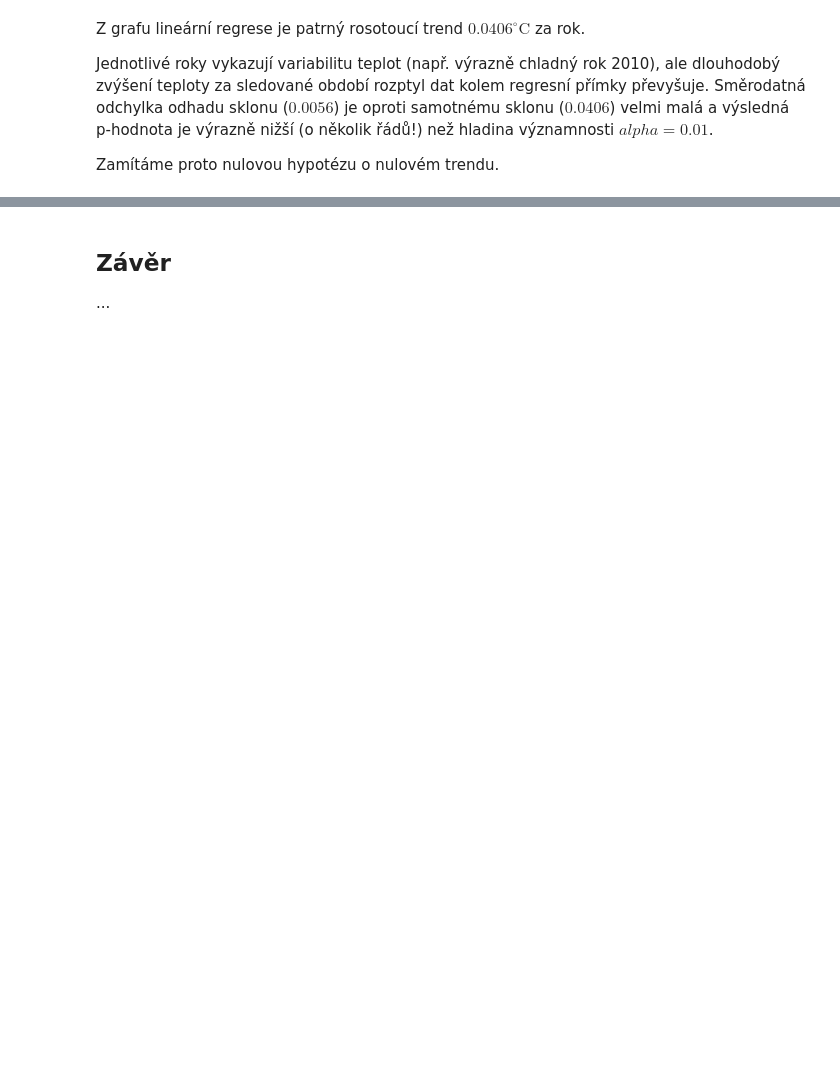
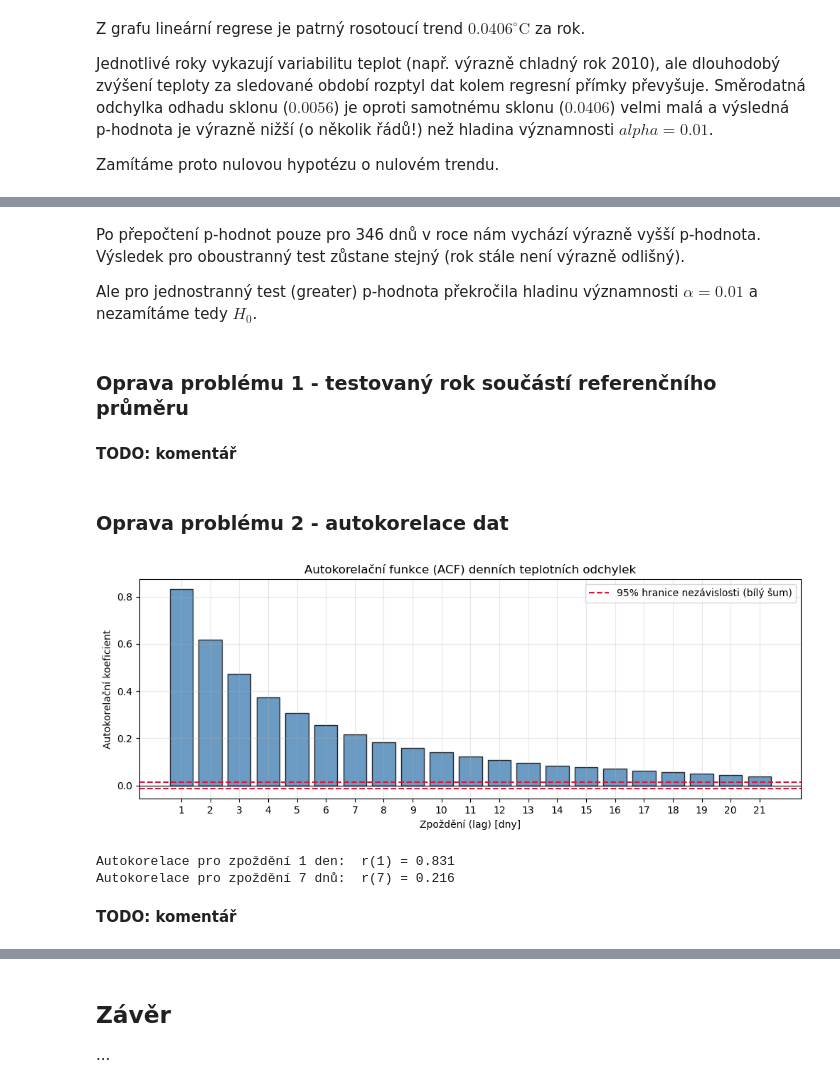
Before and after one commit to Psychol0gicl/dr_semestralni_prace, a Jupyter notebook: dr2026_2sem.ipynb, the cells around one changed output, grey strips where cells are left out. Drawn from its saved outputs; the diff is of its cells as text; code cells hidden in the pictures; blank space fills up the shorter version.

```diff
--- a/dr2026_2sem.ipynb
+++ b/dr2026_2sem.ipynb
@@ -776,0 +1013,6 @@ Zamítáme proto nulovou hypotézu o nulovém trendu.
+# %% [markdown]
+Po přepočtení p-hodnot pouze pro 346 dnů v roce nám vychází výrazně vyšší p-hodnota. Výsledek pro oboustranný test zůstane stejný (rok stále není výrazně odlišný).
+
+Ale pro jednostranný test (greater) p-hodnota překročila hladinu významnosti $\alpha = 0.01$ a nezamítáme tedy $H_0$.
+# %% [markdown]
+### Oprava problému 1 - testovaný rok součástí referenčního průměru
@@ -776,0 +1055,50 @@ Zamítáme proto nulovou hypotézu o nulovém trendu.
+# %% [markdown]
+**TODO: komentář**
+# %% [markdown]
+### Oprava problému 2 - autokorelace dat
+# %%
+# 3A. Diagnostika: Výpočet a vykreslení autokorelace denních odchylek (lag 1 až 21 dnů)
+max_lag = 21
+lags = np.arange(1, max_lag + 1)
+autocorrs = [deviation.autocorr(lag=k) for k in lags]
+
+fig, ax = plt.subplots(figsize=(12, 4))
+ax.bar(lags, autocorrs, color="steelblue", edgecolor="black", alpha=0.8)
+ax.axhline(0, color="black", linewidth=0.8)
+
+# Orientační 95% pásmo nevýznamnosti pro bílý šum (±1.96 / sqrt(N))
+conf_bound = 1.96 / np.sqrt(len(deviation))
+ax.axhline(conf_bound, color="crimson", linestyle="--", label="95% hranice nezávislosti (bílý šum)")
+ax.axhline(-conf_bound, color="crimson", linestyle="--")
+
+ax.set_title("Autokorelační funkce (ACF) denních teplotních odchylek")
+ax.set_xlabel("Zpoždění (lag) [dny]")
+ax.set_ylabel("Autokorelační koeficient")
+ax.set_xticks(lags)
+ax.grid(alpha=0.3)
+ax.legend()
+plt.show()
+
+print(f"Autokorelace pro zpoždění 1 den:  r(1) = {autocorrs[0]:.3f}")
+print(f"Autokorelace pro zpoždění 7 dnů:  r(7) = {autocorrs[6]:.3f}")
+
+# 3B. Příprava dat pro nápravu: Agregace na měsíční průměry (12 pozorování za rok místo 365)
+df["month"] = df["date"].dt.month
+df_monthly = (
+    df.groupby(["year", "month"])["temperature_mean"]
+    .mean()
+    .reset_index()
+)
+
+df_average_month = (
+    df_monthly.groupby("month")["temperature_mean"]
+    .mean()
+    .rename("mean")
+    .reset_index()
+)
+# %% [output]
+[figure, added]
+Autokorelace pro zpoždění 1 den:  r(1) = 0.831
+Autokorelace pro zpoždění 7 dnů:  r(7) = 0.216
+# %% [markdown]
+**TODO: komentář**
```
Also changed, not shown: parts of 39 cells of this notebook.
